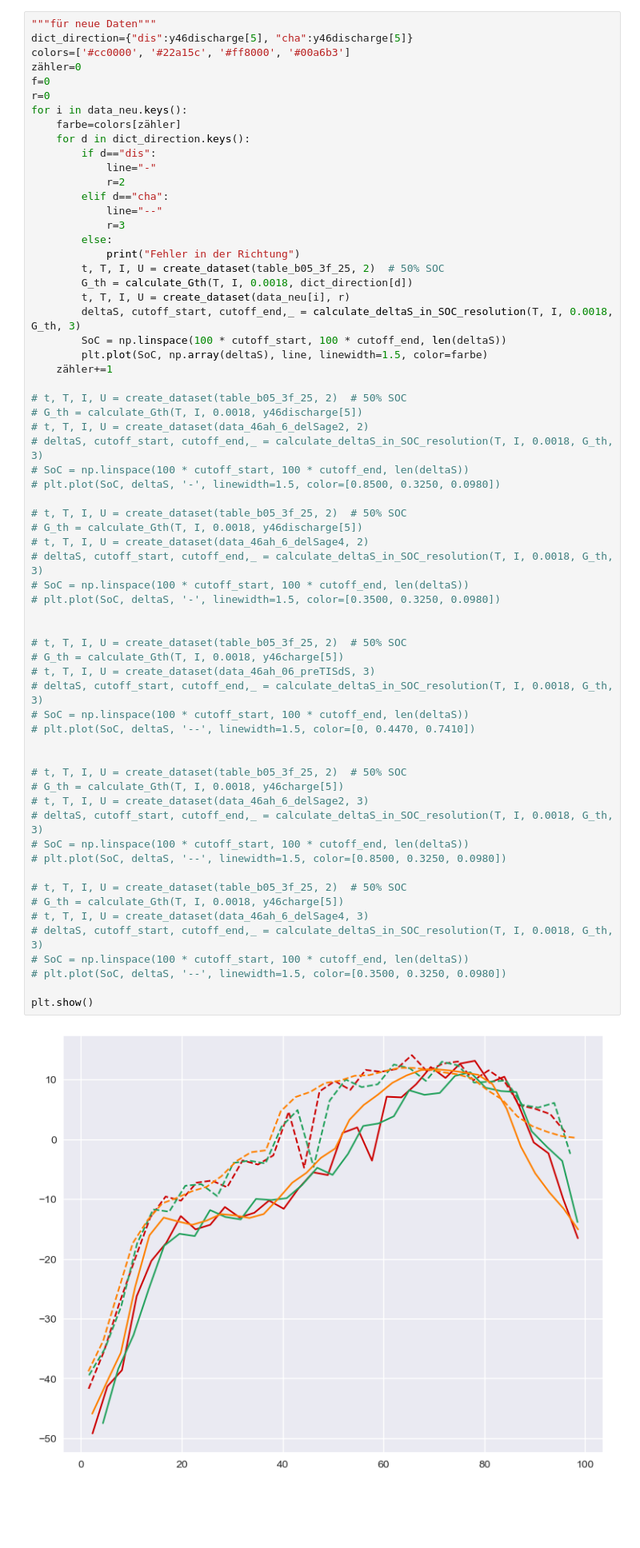
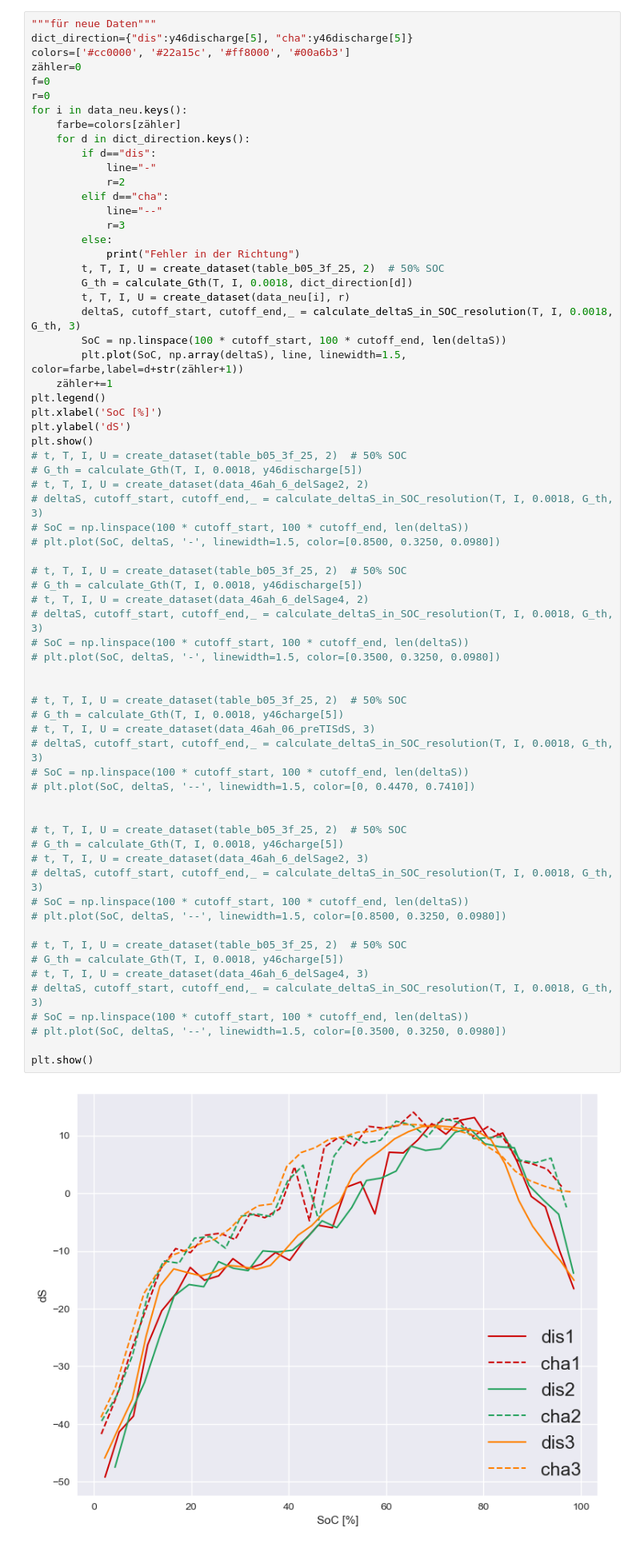
Before and after one commit to dieterduese/Projekt_Entropie, a Jupyter notebook: TIS_delS.ipynb, the cells around one changed output. Shown at 80% size. Cells and saved outputs as stored; diff of their text form; blank space fills up the shorter version.

```diff
--- a/TIS_delS.ipynb
+++ b/TIS_delS.ipynb
@@ -859,9 +859,12 @@ for i in data_neu.keys():
         t, T, I, U = create_dataset(data_neu[i], r)
         deltaS, cutoff_start, cutoff_end,_ = calculate_deltaS_in_SOC_resolution(T, I, 0.0018, G_th, 3)
         SoC = np.linspace(100 * cutoff_start, 100 * cutoff_end, len(deltaS))
-        plt.plot(SoC, np.array(deltaS), line, linewidth=1.5, color=farbe)
+        plt.plot(SoC, np.array(deltaS), line, linewidth=1.5, color=farbe,label=d+str(zähler+1))
     zähler+=1
-
+plt.legend()
+plt.xlabel('SoC [%]')
+plt.ylabel('dS')
+plt.show()
 # t, T, I, U = create_dataset(table_b05_3f_25, 2)  # 50% SOC
 # G_th = calculate_Gth(T, I, 0.0018, y46discharge[5])
 # t, T, I, U = create_dataset(data_46ah_6_delSage2, 2)
@@ -874,31 +877,31 @@ for i in data_neu.keys():
 # t, T, I, U = create_dataset(data_46ah_6_delSage4, 2)
 # deltaS, cutoff_start, cutoff_end,_ = calculate_deltaS_in_SOC_resolution(T, I, 0.0018, G_th, 3)
 # SoC = np.linspace(100 * cutoff_start, 100 * cutoff_end, len(deltaS))
 # plt.plot(SoC, deltaS, '-', linewidth=1.5, color=[0.3500, 0.3250, 0.0980])
 
 
 # t, T, I, U = create_dataset(table_b05_3f_25, 2)  # 50% SOC
 # G_th = calculate_Gth(T, I, 0.0018, y46charge[5])
 # t, T, I, U = create_dataset(data_46ah_06_preTISdS, 3)
 # deltaS, cutoff_start, cutoff_end,_ = calculate_deltaS_in_SOC_resolution(T, I, 0.0018, G_th, 3)
 # SoC = np.linspace(100 * cutoff_start, 100 * cutoff_end, len(deltaS))
 # plt.plot(SoC, deltaS, '--', linewidth=1.5, color=[0, 0.4470, 0.7410])
 
 
 # t, T, I, U = create_dataset(table_b05_3f_25, 2)  # 50% SOC
 # G_th = calculate_Gth(T, I, 0.0018, y46charge[5])
 # t, T, I, U = create_dataset(data_46ah_6_delSage2, 3)
 # deltaS, cutoff_start, cutoff_end,_ = calculate_deltaS_in_SOC_resolution(T, I, 0.0018, G_th, 3)
 # SoC = np.linspace(100 * cutoff_start, 100 * cutoff_end, len(deltaS))
 # plt.plot(SoC, deltaS, '--', linewidth=1.5, color=[0.8500, 0.3250, 0.0980])
 
 # t, T, I, U = create_dataset(table_b05_3f_25, 2)  # 50% SOC
 # G_th = calculate_Gth(T, I, 0.0018, y46charge[5])
 # t, T, I, U = create_dataset(data_46ah_6_delSage4, 3)
 # deltaS, cutoff_start, cutoff_end,_ = calculate_deltaS_in_SOC_resolution(T, I, 0.0018, G_th, 3)
 # SoC = np.linspace(100 * cutoff_start, 100 * cutoff_end, len(deltaS))
 # plt.plot(SoC, deltaS, '--', linewidth=1.5, color=[0.3500, 0.3250, 0.0980])
 
 plt.show()
 # %% [output]
-[figure, old version]
+[figure, new version]
```
Also changed, not shown: parts of 2 cells of this notebook, 13 other files.
